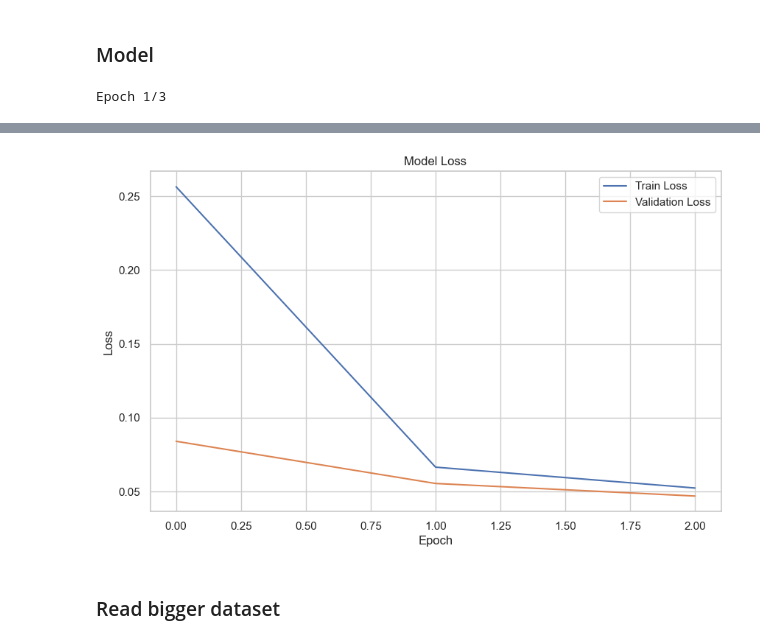
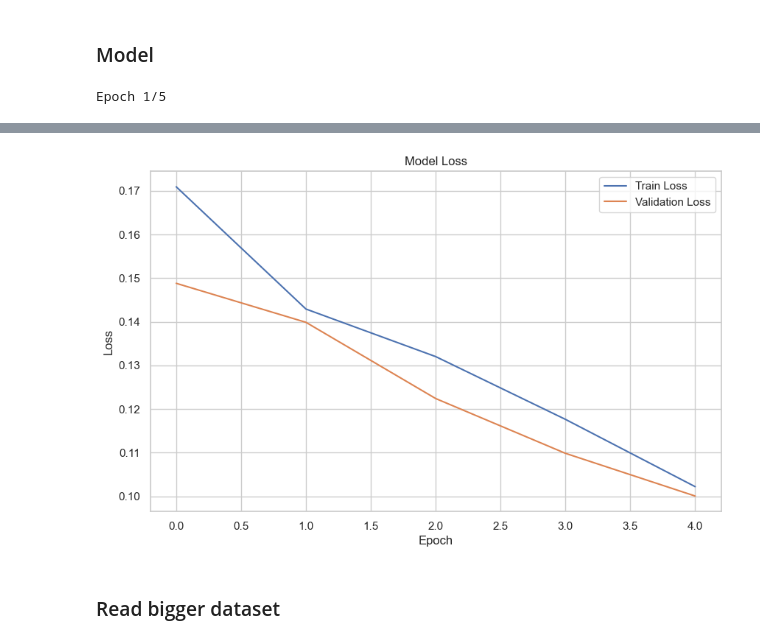
Before and after one commit to dwdwjtwcz/ids2017-anomaly-detection, a Jupyter notebook: models.ipynb, the cells around one changed output, grey strips where cells are left out. Saved outputs shown, nothing was run; the diff lists cells and outputs as text; code cells hidden in the pictures.

```diff
--- a/models.ipynb
+++ b/models.ipynb
@@ -20,7 +20,7 @@ import keras_tuner as kt
 # %% [markdown]
 ## Read data
 # %%
-df = pd.read_parquet('./IDS2017/Final/Friday.parquet')
+df = pd.read_parquet('./IDS2017/Final/Combined.parquet')
 print(df['Label'].value_counts())
 # %% [output]
 Label
@@ -324,8 +334,8 @@ X_test_scaled = scaler.transform(X_test)
 
 # Define the model
 model = Sequential()
-model.add(Dense(18, input_dim=X_train_scaled.shape[1], activation='relu'))
-model.add(Dense(12, activation='relu'))
+model.add(Dense(20, input_dim=X_train_scaled.shape[1], activation='relu'))
+model.add(Dense(16, activation='relu'))
 model.add(Dense(1, activation='sigmoid'))
 
 # Compile the model
@@ -335,7 +345,7 @@ model.compile(loss='binary_crossentropy', optimizer='adam', metrics=['accuracy']
 history = model.fit(
     X_train_scaled,
     y_train,
-    epochs=3,
+    epochs=5,
     batch_size=128,
     validation_data=(X_test_scaled, y_test)
 )
@@ -354,4 +364,4 @@ plt.xlabel('Epoch')
 plt.legend(loc='upper right')
 plt.show()
 # %% [output]
-Epoch 1/3
+Epoch 1/5
@@ -365,4 +379,4 @@ Test accuracy: 98.82
-[figure, old version]
+[figure, new version]
 # %% [markdown]
 ### Read bigger dataset
 # %%
```
Also changed, not shown: parts of 8 cells of this notebook, 1 other file.
